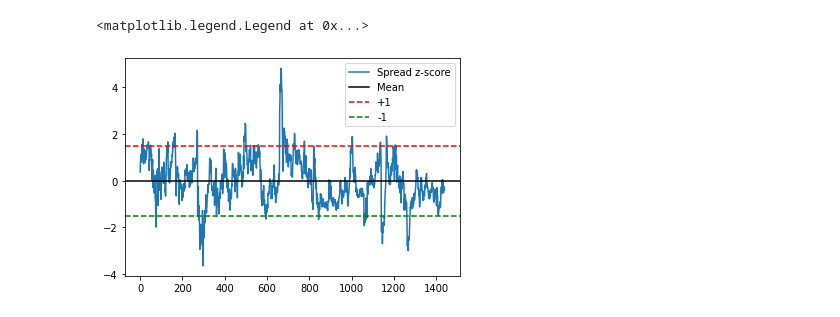
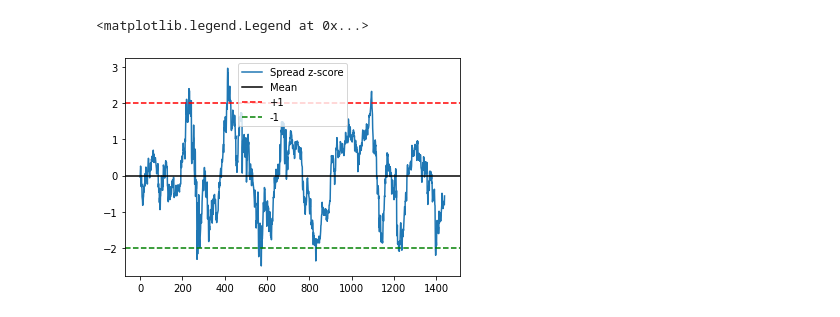
Before and after one commit to beannguyen/crypto-pair-trading, a Jupyter notebook: src/research/Live Test Crypto Pair Trading with Johansen Test.ipynb, the cells around one changed output. Cells and saved outputs as stored; diff of their text form; code cells hidden in the pictures.

```diff
--- a/src/research/Live Test Crypto Pair Trading with Johansen Test.ipynb
+++ b/src/research/Live Test Crypto Pair Trading with Johansen Test.ipynb
@@ -390,5 +319,5 @@ stationary_df
 # %%
-selected_row = stationary_df[stationary_df['i'] == 71]['i'].iloc[-1]
+selected_row = stationary_df[stationary_df['i'] == 31]['i'].iloc[-1]
 hedge_ratio = coint_df.iloc[selected_row]['hedge_ratio']
 print(selected_row, hedge_ratio)
 spread = calculate_spread(df, selected_row, hedge_ratio)
@@ -415,9 +344,9 @@ def zscore(series):
 # %%
 zscore(spread).plot()
 plt.axhline(zscore(spread).mean(), color='black')
-plt.axhline(1.5, color='red', linestyle='--')
-plt.axhline(-1.5, color='green', linestyle='--')
+plt.axhline(2, color='red', linestyle='--')
+plt.axhline(-2, color='green', linestyle='--')
 plt.legend(['Spread z-score', 'Mean', '+1', '-1'])
 # %% [output]
 <matplotlib.legend.Legend at 0x...>
-[figure, old version]
+[figure, new version]
```
Also changed, not shown: parts of 6 cells of this notebook, 3 other files.
